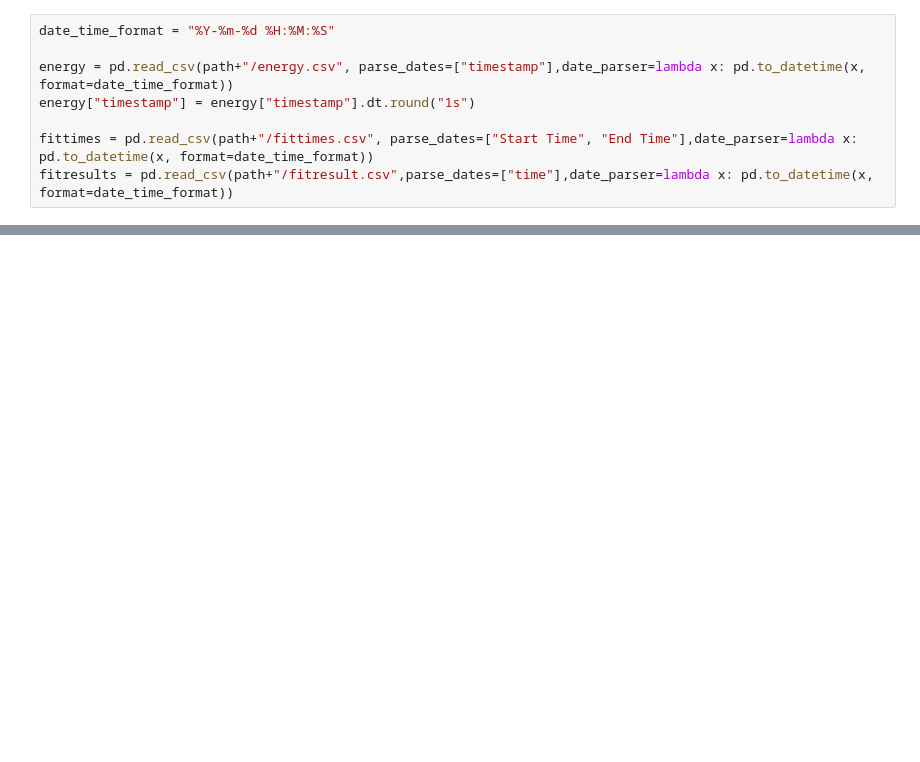
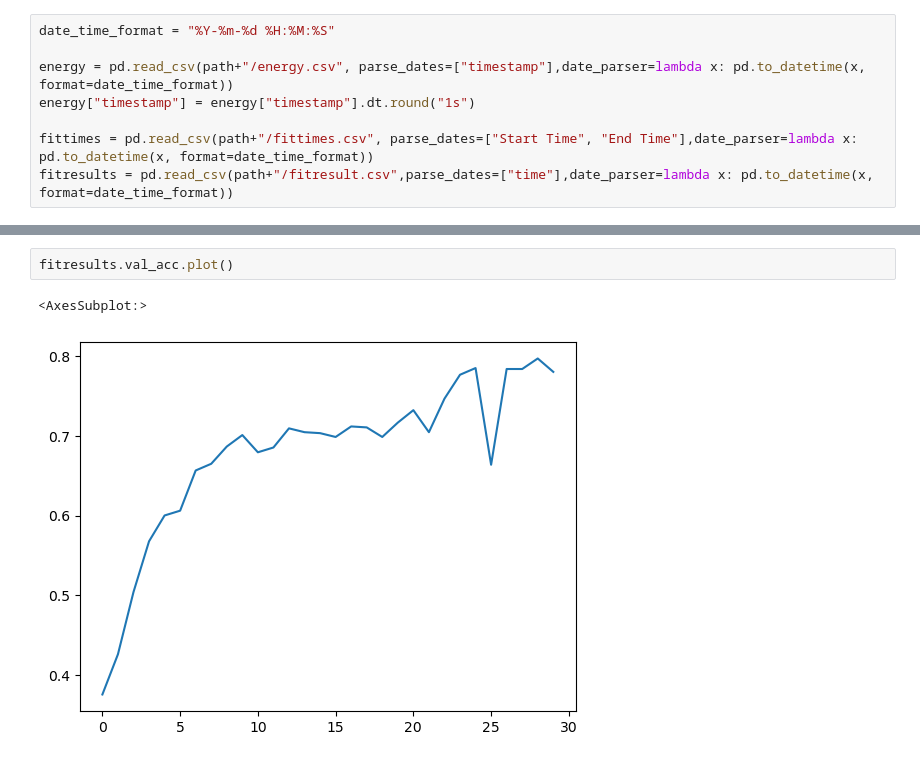
Before and after one commit to tuananhngh/FL-G5K-EnergyConsumption, a Jupyter notebook: analysis.ipynb, the cells around one changed output, grey strips where cells are left out. Saved outputs shown, nothing was run; the diff lists cells and outputs as text; blank space fills up the shorter version.

```diff
--- a/analysis.ipynb
+++ b/analysis.ipynb
@@ -39,0 +81,5 @@ fittimes
+# %%
+fitresults.val_acc.plot()
+# %% [output]
+<AxesSubplot:>
+[figure, added]
```
Also changed, not shown: parts of 7 cells of this notebook, 2 other files.
